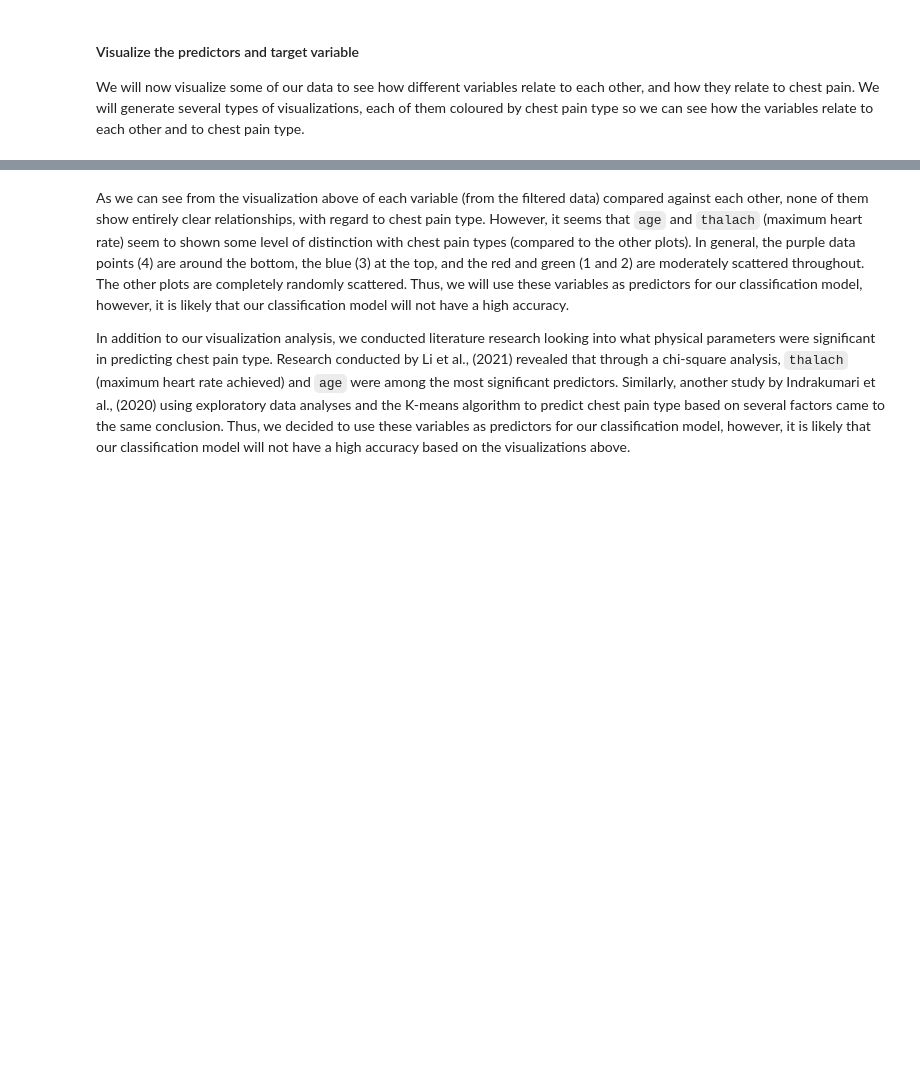
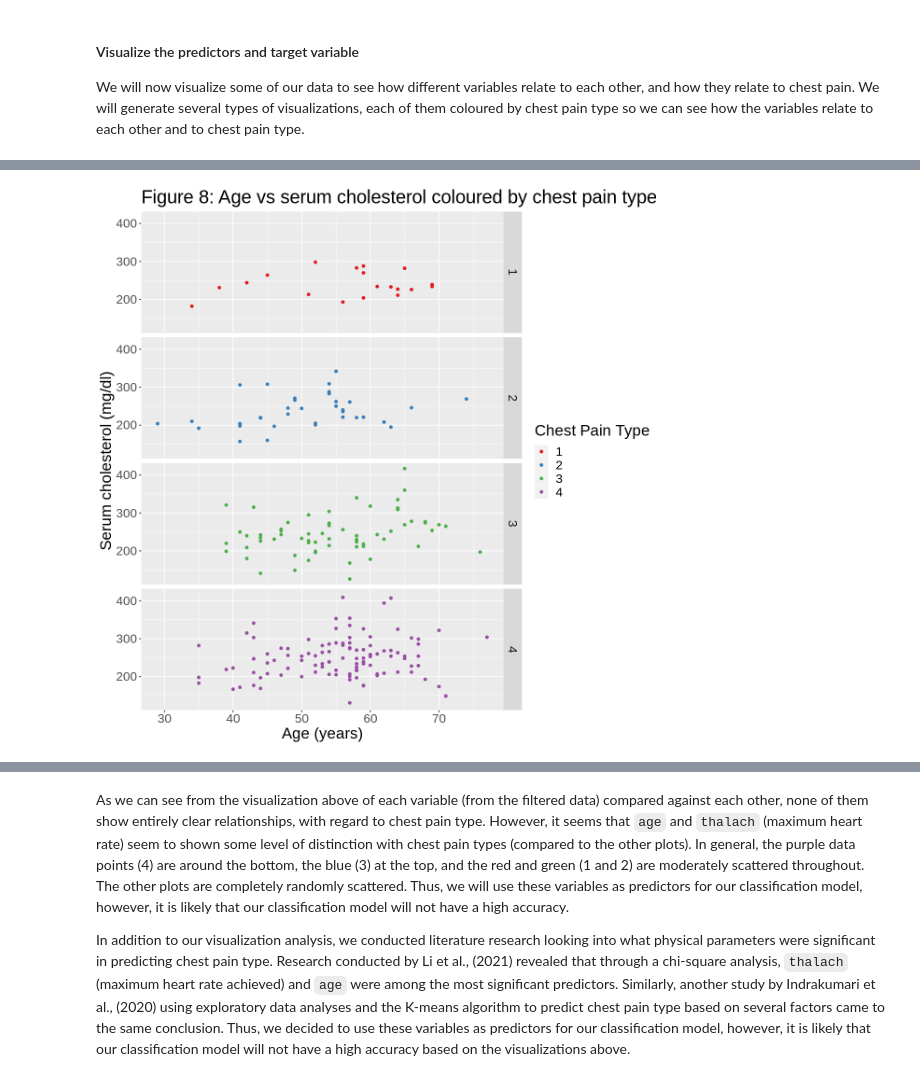
Before and after one commit to hebabm/group-31, a Jupyter notebook: finalreport.ipynb, the cells around one changed output, grey strips where cells are left out. Cells and saved outputs as stored; diff of their text form; code cells hidden in the pictures; blank space fills up the shorter version.

```diff
--- a/finalreport.ipynb
+++ b/finalreport.ipynb
@@ -196,15 +241,17 @@ restbp_plot
 # %%
-chol_plot <- heart_train |>
+chol_plot <- heart_train %>%
     ggplot(aes(x=age,
                y= chol,
                colour = cp)) +
         labs(title = "Figure 8: Age vs serum cholesterol coloured by chest pain type",
              x = "Age (years)",
              y = "Serum cholesterol (mg/dl)",
             colour = 'Chest Pain Type') +
         geom_point() +
         facet_grid(rows = vars(cp)) +
         scale_color_brewer(palette = "Set1") +
     theme(text = element_text(size = 20))
 chol_plot
+# %% [output]
+[figure, added]
 # %%
```
Also changed, not shown: parts of 18 cells of this notebook.
